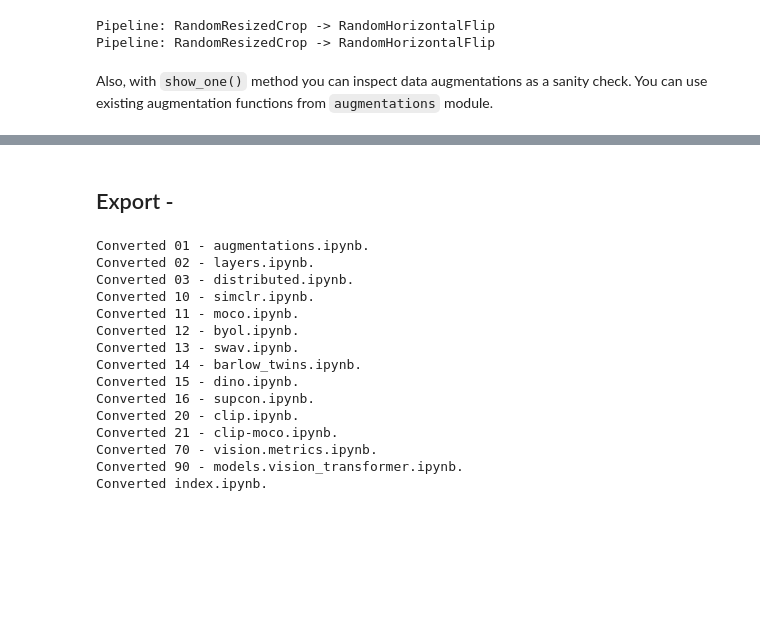
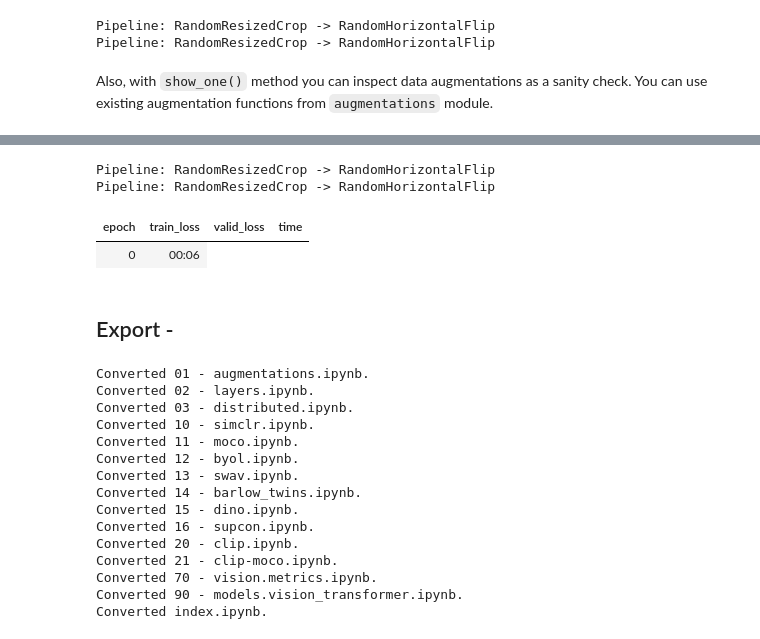
Before and after one commit to KeremTurgutlu/self_supervised, a Jupyter notebook: nbs/16 - supcon.ipynb, the cells around one changed output, grey strips where cells are left out. Saved outputs shown, nothing was run; the diff lists cells and outputs as text; code cells hidden in the pictures; blank space fills up the shorter version.

```diff
--- a/nbs/16 - supcon.ipynb
+++ b/nbs/16 - supcon.ipynb
@@ -345,3 +561,19 @@ learn.recorder.losses
+# %%
+fastai_encoder = create_encoder('xresnet18', n_in=3, pretrained=False)
+model = create_supcon_model(fastai_encoder, hidden_size=2048, projection_size=128)
+aug_pipelines = get_supcon_aug_pipelines(size=28, rotate=False, jitter=False, bw=False, blur=False, stats=None, cuda=False)
+learn = Learner(dls, model, cbs=[SupConMOCO(aug_pipelines,
+                                            unsup_class_id,
+                                            unsup_method=UnsupMethod.All, K=25, reg_lambda=1.0, temp=0.07,
+                                            print_augs=True),ShortEpochCallback(0.001)])
+# %% [output]
+Pipeline: RandomResizedCrop -> RandomHorizontalFlip
+Pipeline: RandomResizedCrop -> RandomHorizontalFlip
+# %%
+learn.fit(1)
+# %% [output]
+| epoch | train_loss | valid_loss | time |
+| 0 | 00:06 |
 # %% [markdown]
 ## Export -
 # %%
```
Also changed, not shown: parts of 26 cells of this notebook, 4 other files.
